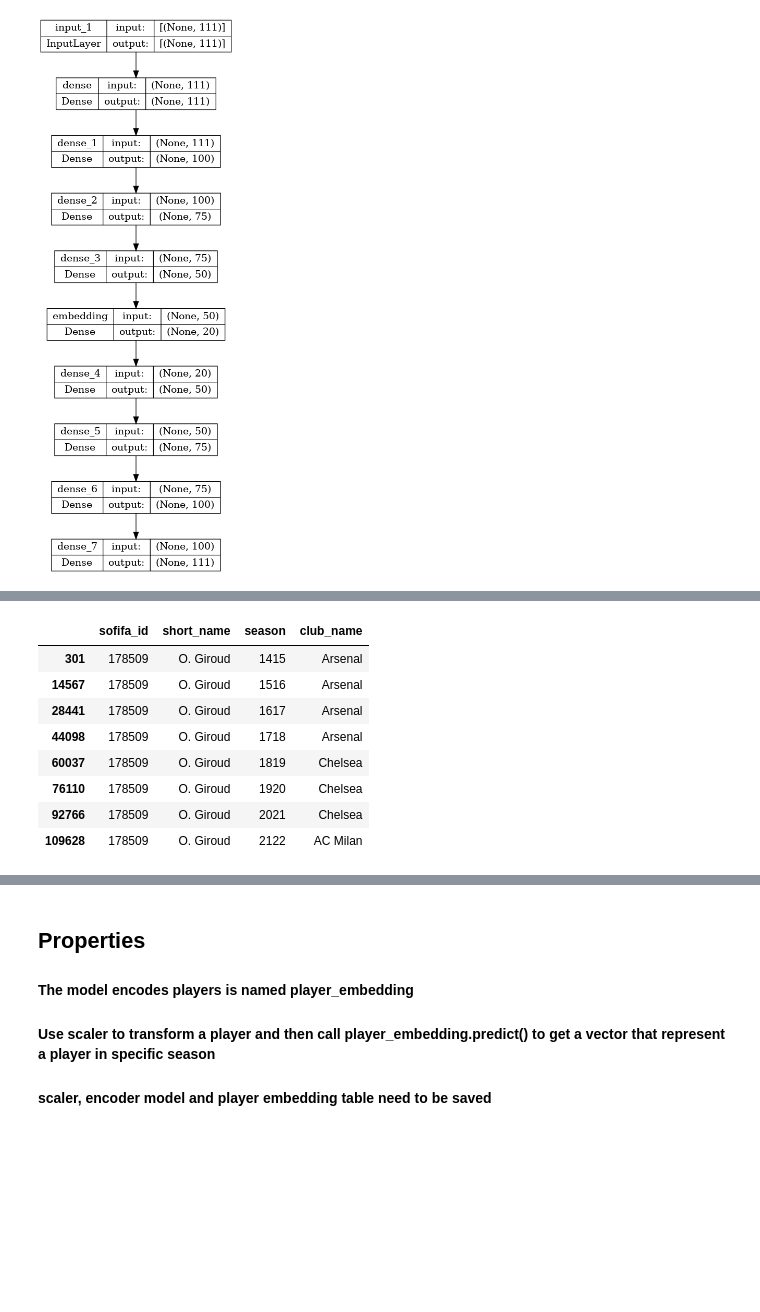
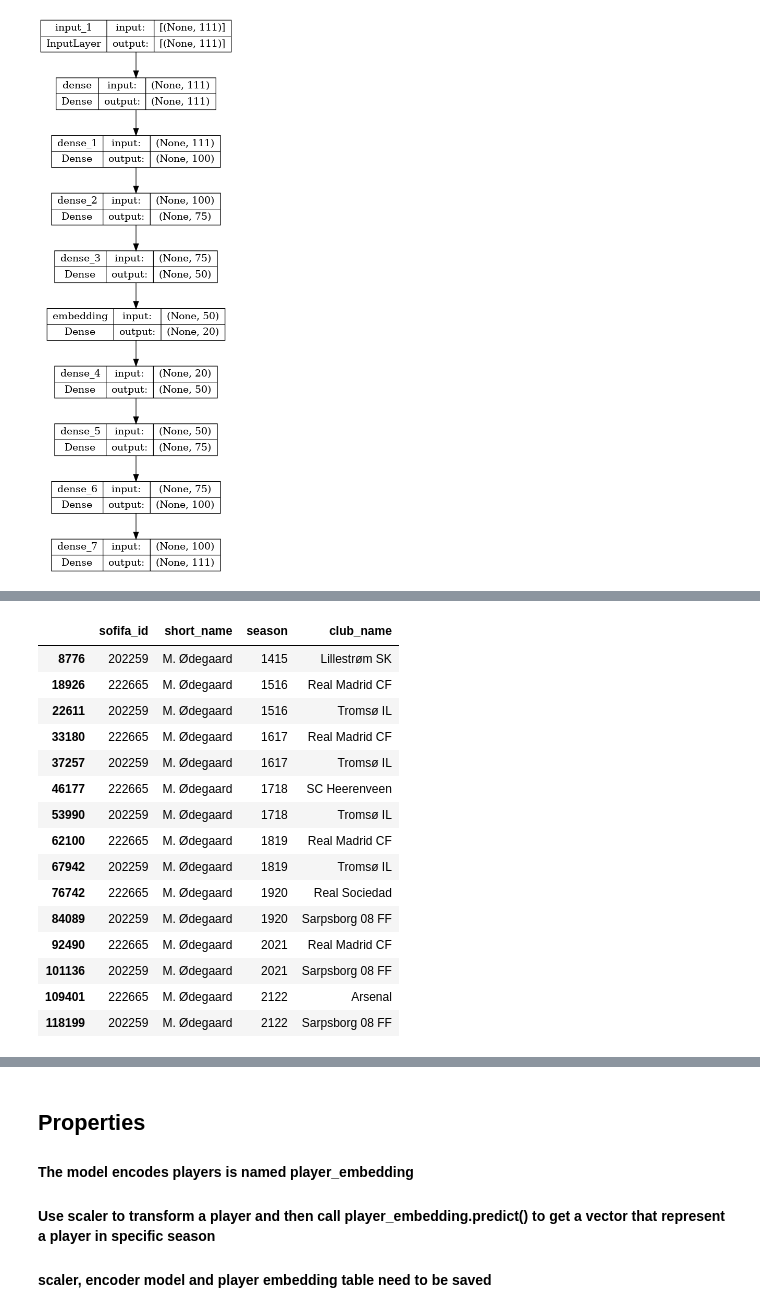
Before and after one commit to yantkumich/696-team12-draft, a Jupyter notebook: player_autoencoder.ipynb, the cells around one changed output, grey strips where cells are left out. Drawn from its saved outputs; the diff is of its cells as text; code cells hidden in the pictures; blank space fills up the shorter version.

```diff
--- a/player_autoencoder.ipynb
+++ b/player_autoencoder.ipynb
@@ -344,15 +345,22 @@ updating: player_embedding.csv (deflated 58%)
 # %%
-df[df['short_name'].str.contains('Giroud')][['sofifa_id','short_name','season','club_name']]
+df[df['short_name'].str.contains('Ødegaard')][['sofifa_id','short_name','season','club_name']]
 # %% [output]
 |  | sofifa_id | short_name | season | club_name |
-| 301 | 178509 | O. Giroud | 1415 | Arsenal |
-| 14567 | 178509 | O. Giroud | 1516 | Arsenal |
-| 28441 | 178509 | O. Giroud | 1617 | Arsenal |
-| 44098 | 178509 | O. Giroud | 1718 | Arsenal |
-| 60037 | 178509 | O. Giroud | 1819 | Chelsea |
-| 76110 | 178509 | O. Giroud | 1920 | Chelsea |
-| 92766 | 178509 | O. Giroud | 2021 | Chelsea |
-| 109628 | 178509 | O. Giroud | 2122 | AC Milan |
+| 8776 | 202259 | M. Ødegaard | 1415 | Lillestrøm SK |
+| 18926 | 222665 | M. Ødegaard | 1516 | Real Madrid CF |
+| 22611 | 202259 | M. Ødegaard | 1516 | Tromsø IL |
+| 33180 | 222665 | M. Ødegaard | 1617 | Real Madrid CF |
+| 37257 | 202259 | M. Ødegaard | 1617 | Tromsø IL |
+| 46177 | 222665 | M. Ødegaard | 1718 | SC Heerenveen |
+| 53990 | 202259 | M. Ødegaard | 1718 | Tromsø IL |
+| 62100 | 222665 | M. Ødegaard | 1819 | Real Madrid CF |
+| 67942 | 202259 | M. Ødegaard | 1819 | Tromsø IL |
+| 76742 | 222665 | M. Ødegaard | 1920 | Real Sociedad |
+| 84089 | 202259 | M. Ødegaard | 1920 | Sarpsborg 08 FF |
+| 92490 | 222665 | M. Ødegaard | 2021 | Real Madrid CF |
+| 101136 | 202259 | M. Ødegaard | 2021 | Sarpsborg 08 FF |
+| 109401 | 222665 | M. Ødegaard | 2122 | Arsenal |
+| 118199 | 202259 | M. Ødegaard | 2122 | Sarpsborg 08 FF |
 # %%
 def closest_players(player_idx=0, metric='euclid', year='all'):
     player_edist = cdist(player_embedding_df.iloc[player_idx:player_idx+1, 3:], player_embedding_df.iloc[:,3:], metric)
```
Also changed, not shown: parts of 14 cells of this notebook, 4 other files.
